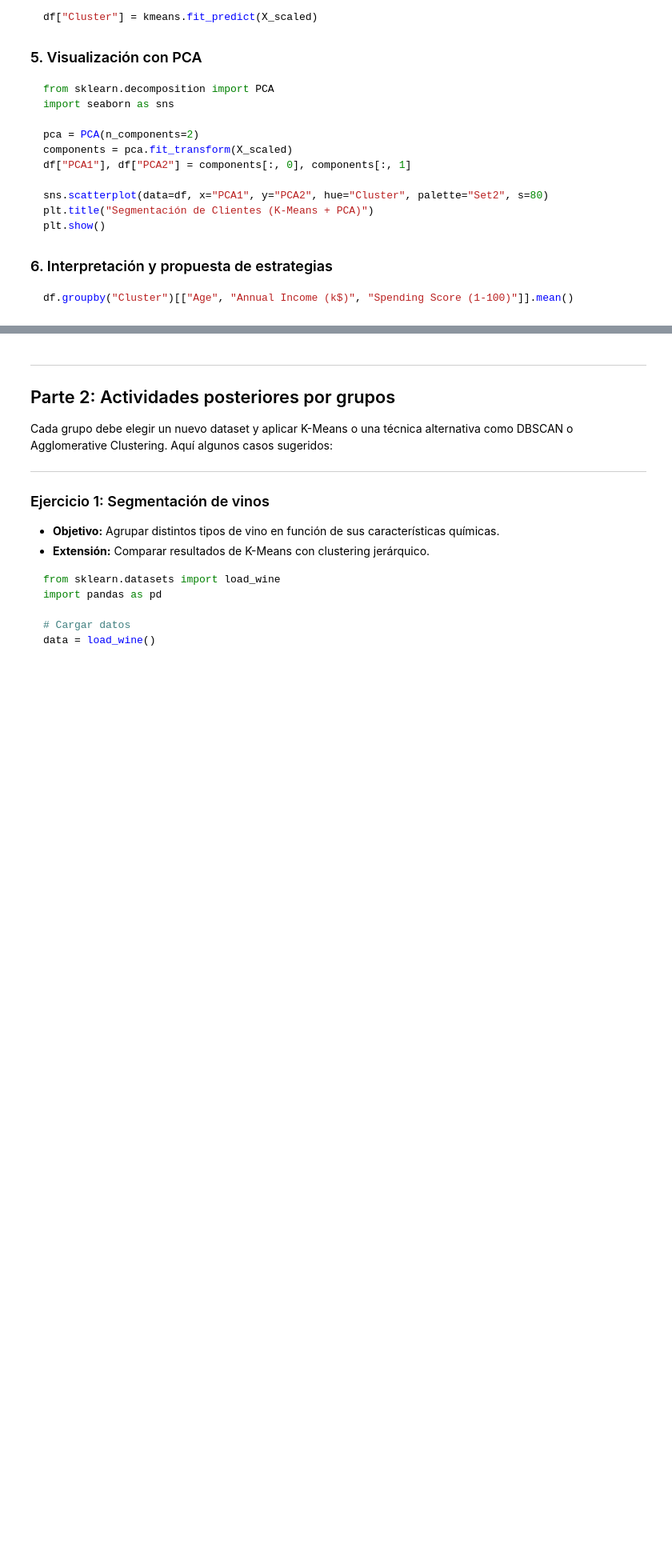
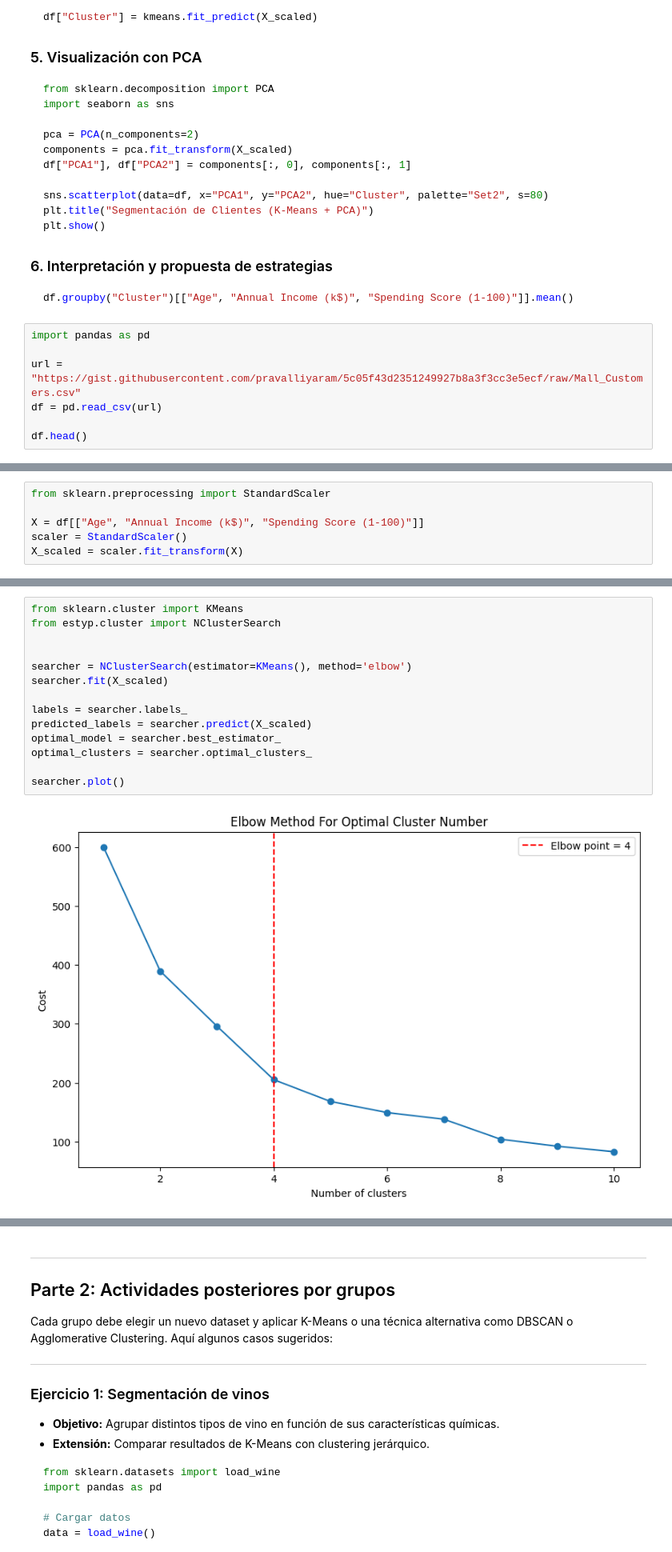
Before and after one commit to BenjaminGMC/sic_ai_2025_jun, a Jupyter notebook: 03machinelearning/clase_18.ipynb, the cells around one changed output, grey strips where cells are left out. Shown at 80% size. Saved outputs shown, nothing was run; the diff lists cells and outputs as text; blank space fills up the shorter version.

````diff
--- a/03machinelearning/clase_18.ipynb
+++ b/03machinelearning/clase_18.ipynb
@@ -80,3 +80,10 @@ plt.show()
 ```python
 df.groupby("Cluster")[["Age", "Annual Income (k$)", "Spending Score (1-100)"]].mean()
 ```
+# %%
+import pandas as pd
+
+url = "https://gist.githubusercontent.com/pravalliyaram/5c05f43d2351249927b8a3f3cc3e5ecf/raw/Mall_Customers.csv"
+df = pd.read_csv(url)
+
+df.head()
@@ -82,0 +127,6 @@ df.groupby("Cluster")[["Age", "Annual Income (k$)", "Spending Score (1-100)"]].m
+# %%
+from sklearn.preprocessing import StandardScaler
+
+X = df[["Age", "Annual Income (k$)", "Spending Score (1-100)"]]
+scaler = StandardScaler()
+X_scaled = scaler.fit_transform(X)
@@ -82,0 +173,16 @@ df.groupby("Cluster")[["Age", "Annual Income (k$)", "Spending Score (1-100)"]].m
+# %%
+from sklearn.cluster import KMeans
+from estyp.cluster import NClusterSearch
+
+
+searcher = NClusterSearch(estimator=KMeans(), method='elbow')
+searcher.fit(X_scaled)
+
+labels = searcher.labels_
+predicted_labels = searcher.predict(X_scaled)
+optimal_model = searcher.best_estimator_
+optimal_clusters = searcher.optimal_clusters_
+
+searcher.plot()
+# %% [output]
+[figure, added]
````
Also changed, not shown: parts of 23 cells of this notebook.
